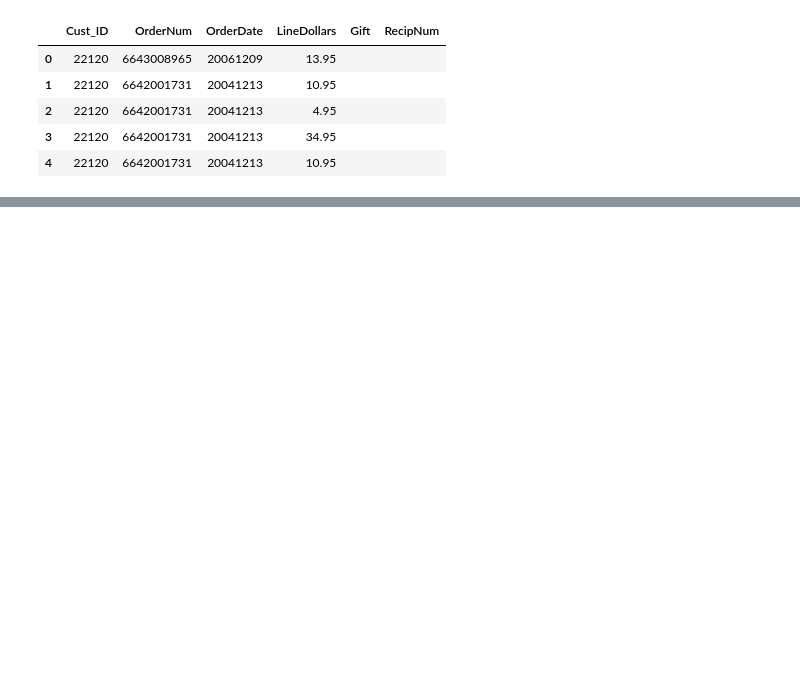
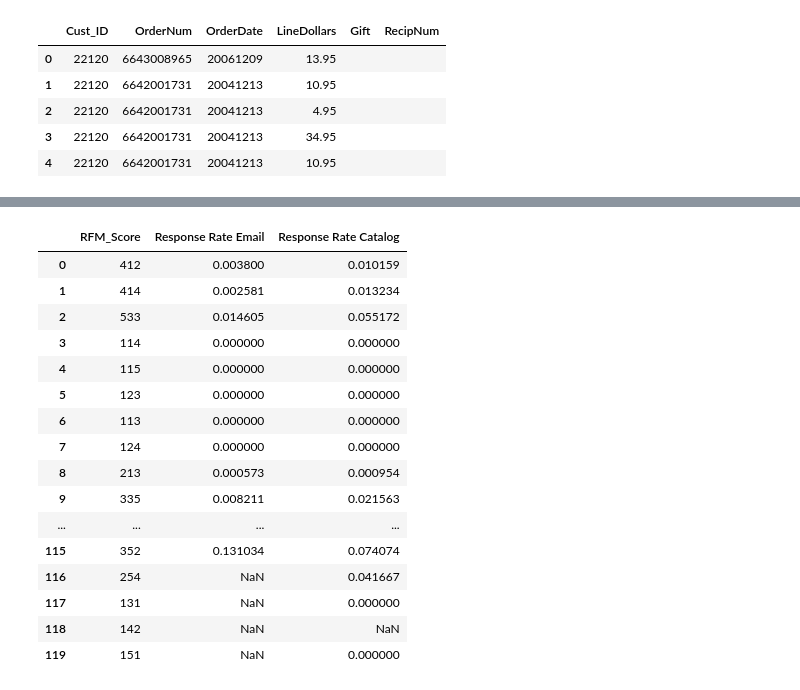
Before and after one commit to YassineOudghiri/dma-group-assignment-1, a Jupyter notebook: code.ipynb, the cells around one changed output, grey strips where cells are left out. Cells and saved outputs as stored; diff of their text form; code cells hidden in the pictures; blank space fills up the shorter version.

Commit message:
Progress on Question 2: RFM Segments and ROI

```diff
--- a/code.ipynb
+++ b/code.ipynb
@@ -464,0 +523,15 @@ line_items = line_items.groupby(['Cust_ID', 'OrderDate']).agg({'LineDollars': 's
+# %%
+# Determine the number of quintiles
+quintiles = 5
+
+# Apply quintile segmentation
+rfm['R_Score'] = pd.qcut(rfm['Recency'], quintiles, labels=range(5, 0, -1)) # Assign a score from 5 to 1 based on recency
+frequency_bins = [0, 2, 5, 10, 20, np.inf] #np.inf is used to include all values greater than 10
+rfm['F_Score'] = pd.cut(rfm['total_purchases'], bins=frequency_bins, labels=['1', '2', '3', '4', '5'])
+rfm['M_Score'] = pd.qcut(rfm['avg_spend'], quintiles, labels=range(1, 6))
+
+# Combine the scores into a single RFM_Score
+rfm['RFM_Score'] = rfm['R_Score'].astype(str) + rfm['F_Score'].astype(str) + rfm['M_Score'].astype(str)
+
+# Verify the DataFrame structure and data
+rfm.head()
@@ -464,0 +603,20 @@ line_items = line_items.groupby(['Cust_ID', 'OrderDate']).agg({'LineDollars': 's
+# %%
+response_rates
+# %% [output]
+|  | RFM_Score | Response Rate Email | Response Rate Catalog |
+| 0 | 412 | 0.003800 | 0.010159 |
+| 1 | 414 | 0.002581 | 0.013234 |
+| 2 | 533 | 0.014605 | 0.055172 |
+| 3 | 114 | 0.000000 | 0.000000 |
+| 4 | 115 | 0.000000 | 0.000000 |
+| 5 | 123 | 0.000000 | 0.000000 |
+| 6 | 113 | 0.000000 | 0.000000 |
+| 7 | 124 | 0.000000 | 0.000000 |
+| 8 | 213 | 0.000573 | 0.000954 |
+| 9 | 335 | 0.008211 | 0.021563 |
+| ... | ... | ... | ... |
+| 115 | 352 | 0.131034 | 0.074074 |
+| 116 | 254 | NaN | 0.041667 |
+| 117 | 131 | NaN | 0.000000 |
+| 118 | 142 | NaN | NaN |
+| 119 | 151 | NaN | 0.000000 |
```
Also changed, not shown: parts of 11 cells of this notebook.
